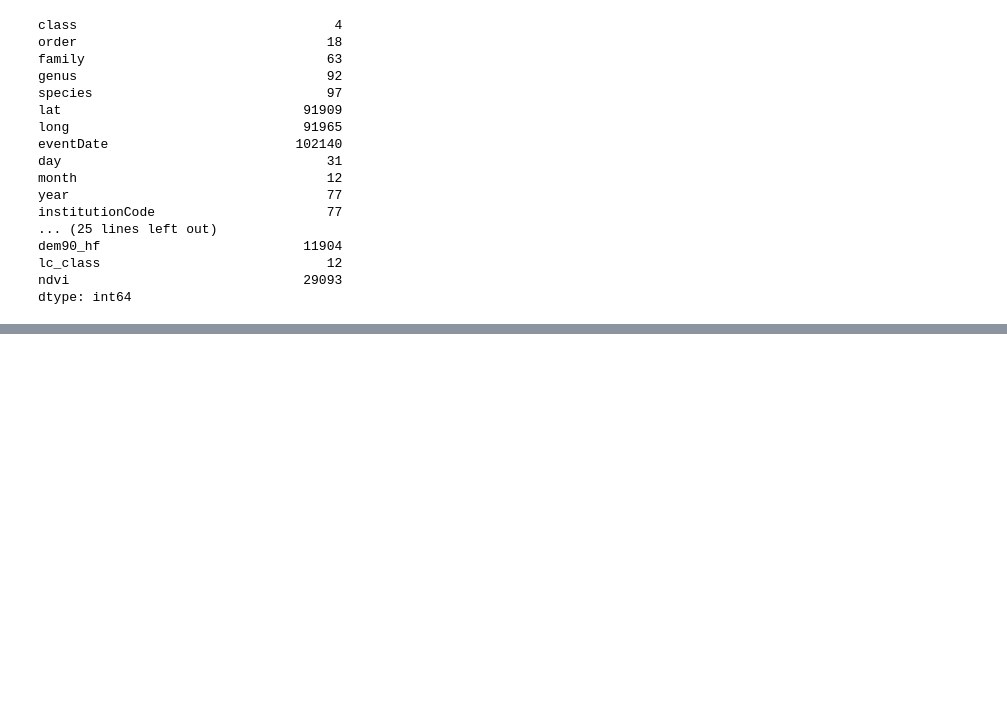
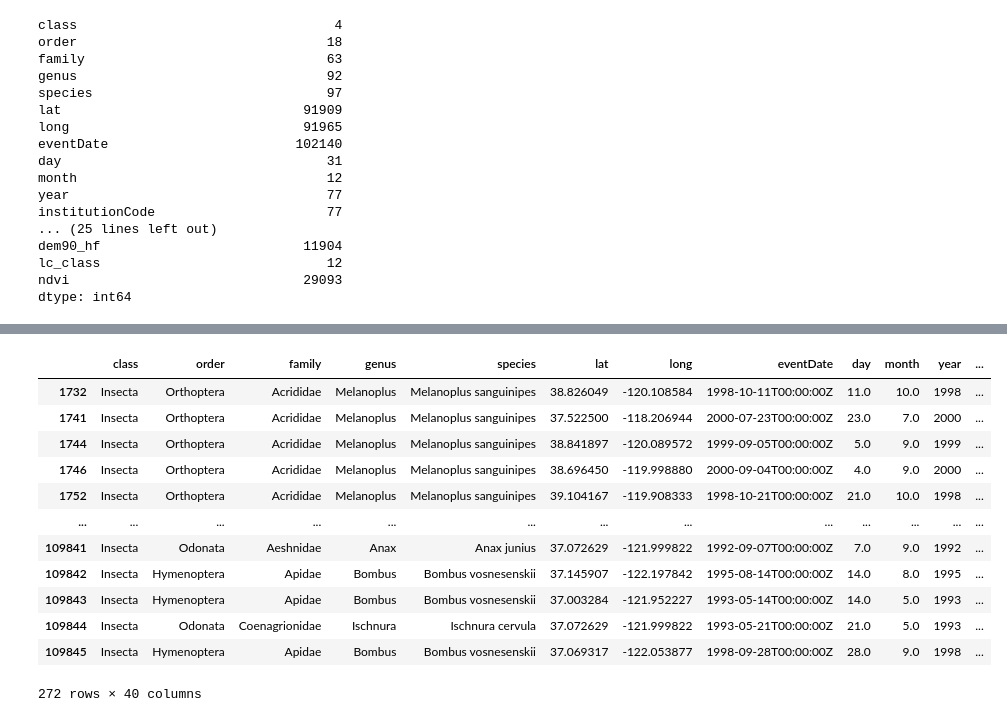
Before and after one commit to ethan-mathews24/eds220-2026-sections, a Jupyter notebook: section-1-data-selection-drylands.ipynb, the cells around one changed output, grey strips where cells are left out. Drawn from its saved outputs; the diff is of its cells as text; code cells hidden in the pictures; blank space fills up the shorter version.

```diff
--- a/section-1-data-selection-drylands.ipynb
+++ b/section-1-data-selection-drylands.ipynb
@@ -153,0 +236,19 @@ prey['class'].unique() # Seeing what the different classifications are in the 'c
+# %%
+# Select observations that are greater than 37° latitude and less than 39° latitude.
+
+prey = prey[(prey['lat'] > 37) & (prey['long'] < 39)]
+prey
+# %% [output]
+|  | class | order | family | genus | species | lat | long | eventDate | day | month | year | ... |
+| 1732 | Insecta | Orthoptera | Acrididae | Melanoplus | Melanoplus sanguinipes | 38.826049 | -120.108584 | 1998-10-11T00:00:00Z | 11.0 | 10.0 | 1998 | ... |
+| 1741 | Insecta | Orthoptera | Acrididae | Melanoplus | Melanoplus sanguinipes | 37.522500 | -118.206944 | 2000-07-23T00:00:00Z | 23.0 | 7.0 | 2000 | ... |
+| 1744 | Insecta | Orthoptera | Acrididae | Melanoplus | Melanoplus sanguinipes | 38.841897 | -120.089572 | 1999-09-05T00:00:00Z | 5.0 | 9.0 | 1999 | ... |
+| 1746 | Insecta | Orthoptera | Acrididae | Melanoplus | Melanoplus sanguinipes | 38.696450 | -119.998880 | 2000-09-04T00:00:00Z | 4.0 | 9.0 | 2000 | ... |
+| 1752 | Insecta | Orthoptera | Acrididae | Melanoplus | Melanoplus sanguinipes | 39.104167 | -119.908333 | 1998-10-21T00:00:00Z | 21.0 | 10.0 | 1998 | ... |
+| ... | ... | ... | ... | ... | ... | ... | ... | ... | ... | ... | ... | ... |
+| 109841 | Insecta | Odonata | Aeshnidae | Anax | Anax junius | 37.072629 | -121.999822 | 1992-09-07T00:00:00Z | 7.0 | 9.0 | 1992 | ... |
+| 109842 | Insecta | Hymenoptera | Apidae | Bombus | Bombus vosnesenskii | 37.145907 | -122.197842 | 1995-08-14T00:00:00Z | 14.0 | 8.0 | 1995 | ... |
+| 109843 | Insecta | Hymenoptera | Apidae | Bombus | Bombus vosnesenskii | 37.003284 | -121.952227 | 1993-05-14T00:00:00Z | 14.0 | 5.0 | 1993 | ... |
+| 109844 | Insecta | Odonata | Coenagrionidae | Ischnura | Ischnura cervula | 37.072629 | -121.999822 | 1993-05-21T00:00:00Z | 21.0 | 5.0 | 1993 | ... |
+| 109845 | Insecta | Hymenoptera | Apidae | Bombus | Bombus vosnesenskii | 37.069317 | -122.053877 | 1998-09-28T00:00:00Z | 28.0 | 9.0 | 1998 | ... |
+272 rows × 40 columns
```
Also changed, not shown: parts of 10 cells of this notebook.
